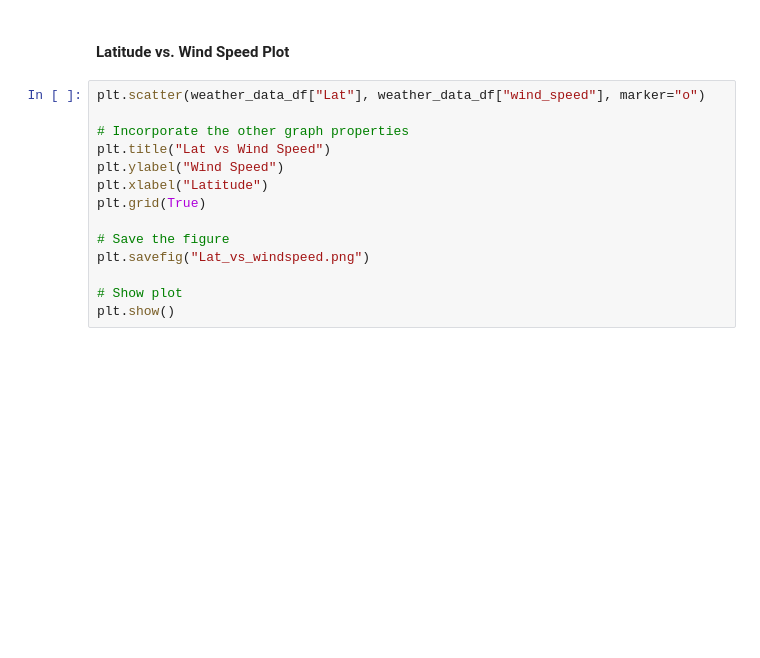
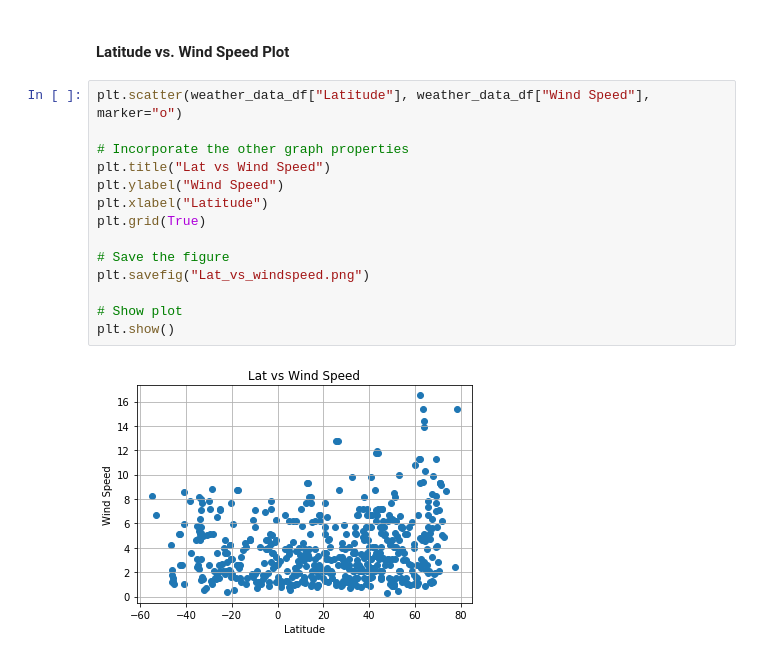
Before and after one commit to thphan12/HW6, a Jupyter notebook: HW 6.ipynb, the cells around one changed output. Cells and saved outputs as stored; diff of their text form; blank space fills up the shorter version.

```diff
--- a/HW 6.ipynb
+++ b/HW 6.ipynb
@@ -225,16 +230,18 @@ plt.show()
 # %% [markdown]
 #### Latitude vs. Wind Speed Plot
 # %%
-plt.scatter(weather_data_df["Lat"], weather_data_df["wind_speed"], marker="o")
+plt.scatter(weather_data_df["Latitude"], weather_data_df["Wind Speed"], marker="o")
 
 # Incorporate the other graph properties
 plt.title("Lat vs Wind Speed")
 plt.ylabel("Wind Speed")
 plt.xlabel("Latitude")
 plt.grid(True)
 
 # Save the figure
 plt.savefig("Lat_vs_windspeed.png")
 
 # Show plot
 plt.show()
+# %% [output]
+[figure, added]
```
Also changed, not shown: parts of 11 cells of this notebook.
